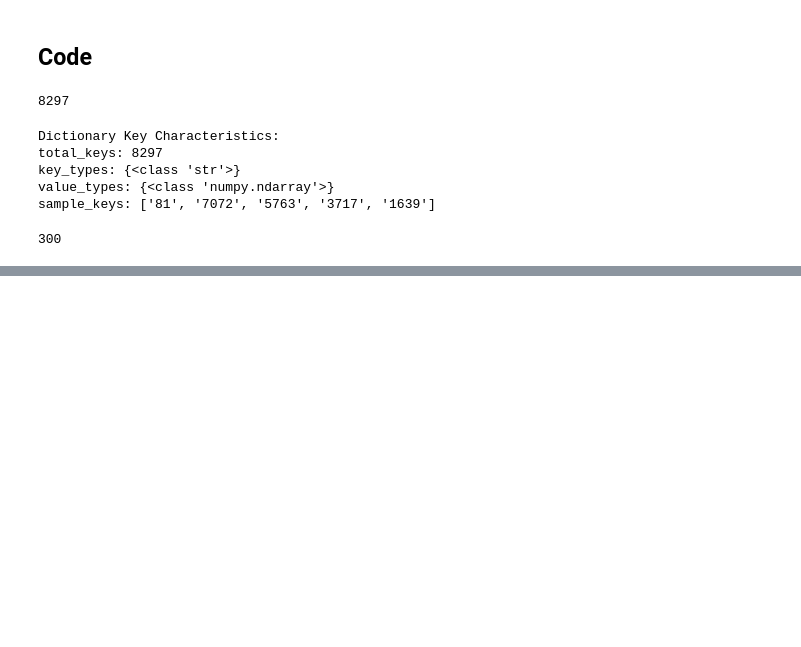
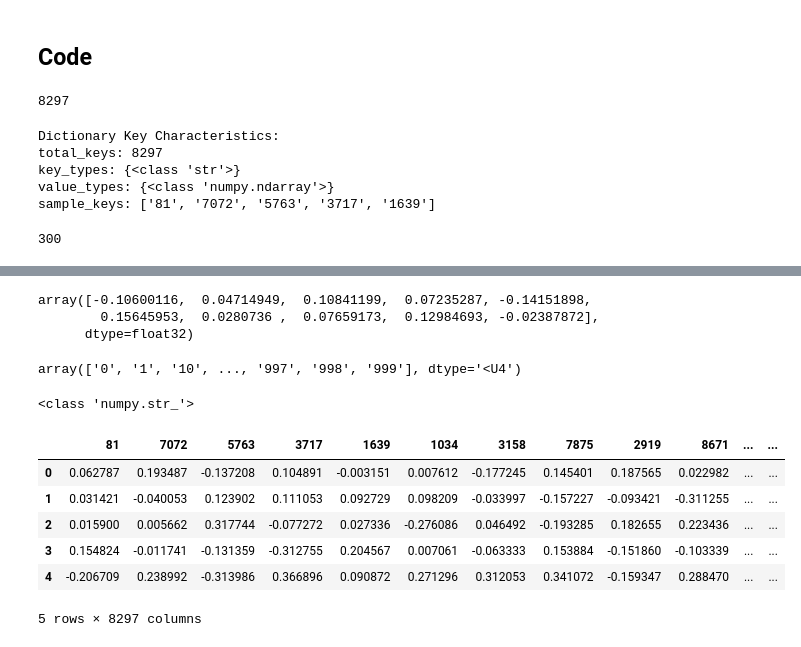
Before and after one commit to damajojung/Playground, a Jupyter notebook: food/playground.ipynb, the cells around one changed output, grey strips where cells are left out. Drawn from its saved outputs; the diff is of its cells as text; code cells hidden in the pictures; blank space fills up the shorter version.

```diff
--- a/food/playground.ipynb
+++ b/food/playground.ipynb
@@ -49,0 +61,6 @@ len(dat["0"])
+# %%
+dat["0"][0:10]
+# %% [output]
+array([-0.10600116,  0.04714949,  0.10841199,  0.07235287, -0.14151898,
+        0.15645953,  0.0280736 ,  0.07659173,  0.12984693, -0.02387872],
+      dtype=float32)
@@ -49,0 +69,10 @@ len(dat["0"])
+# %%
+dkeys
+# %% [output]
+array(['0', '1', '10', ..., '997', '998', '999'], dtype='<U4')
+# %%
+for i in dkeys:
+    print(type(i))
+    break
+# %% [output]
+<class 'numpy.str_'>
@@ -49,0 +81,10 @@ len(dat["0"])
+# %%
+df.head()
+# %% [output]
+|  | 81 | 7072 | 5763 | 3717 | 1639 | 1034 | 3158 | 7875 | 2919 | 8671 | ... | ... |
+| 0 | 0.062787 | 0.193487 | -0.137208 | 0.104891 | -0.003151 | 0.007612 | -0.177245 | 0.145401 | 0.187565 | 0.022982 | ... | ... |
+| 1 | 0.031421 | -0.040053 | 0.123902 | 0.111053 | 0.092729 | 0.098209 | -0.033997 | -0.157227 | -0.093421 | -0.311255 | ... | ... |
+| 2 | 0.015900 | 0.005662 | 0.317744 | -0.077272 | 0.027336 | -0.276086 | 0.046492 | -0.193285 | 0.182655 | 0.223436 | ... | ... |
+| 3 | 0.154824 | -0.011741 | -0.131359 | -0.312755 | 0.204567 | 0.007061 | -0.063333 | 0.153884 | -0.151860 | -0.103339 | ... | ... |
+| 4 | -0.206709 | 0.238992 | -0.313986 | 0.366896 | 0.090872 | 0.271296 | 0.312053 | 0.341072 | -0.159347 | 0.288470 | ... | ... |
+5 rows × 8297 columns
```
Also changed, not shown: parts of 10 cells of this notebook.
